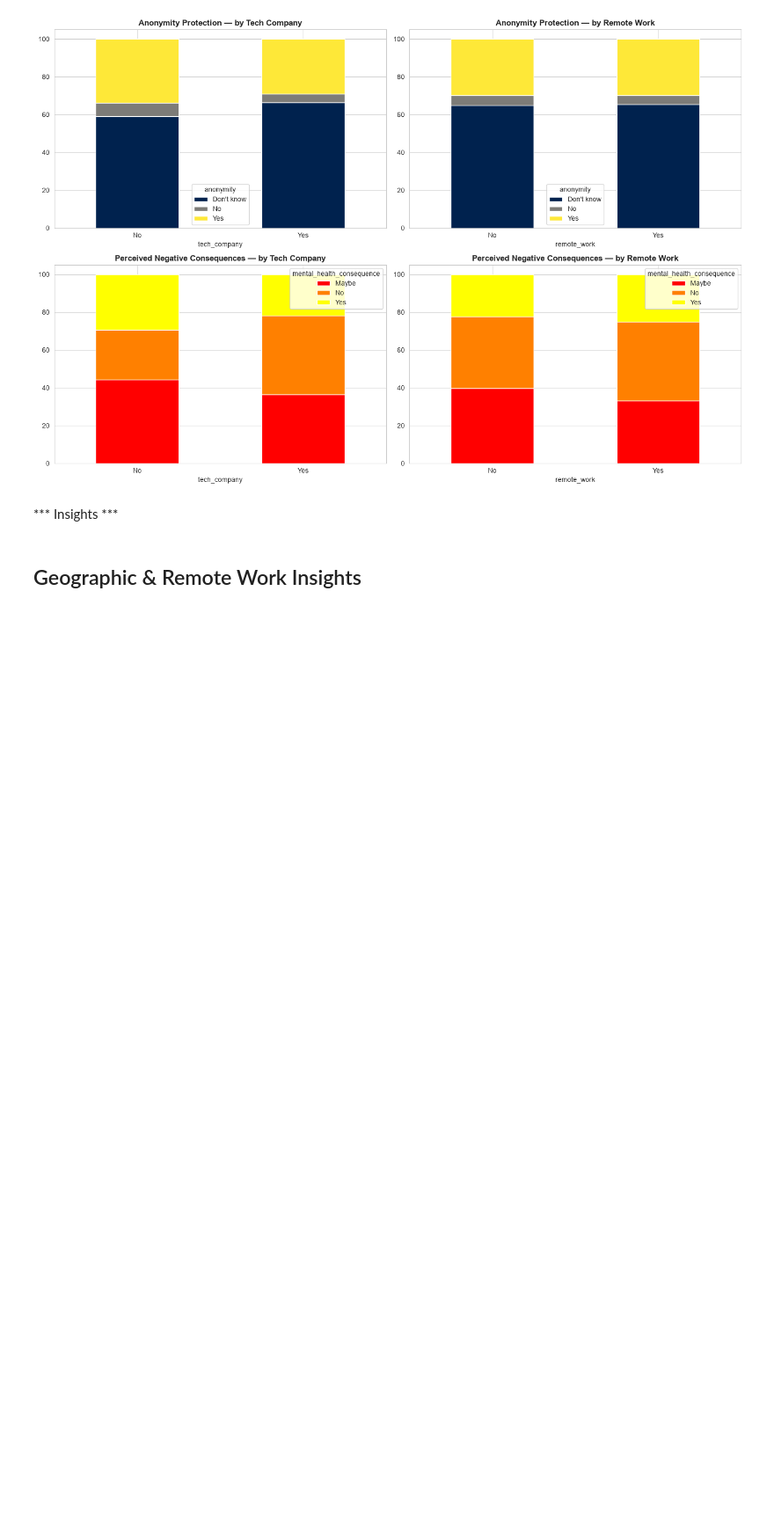
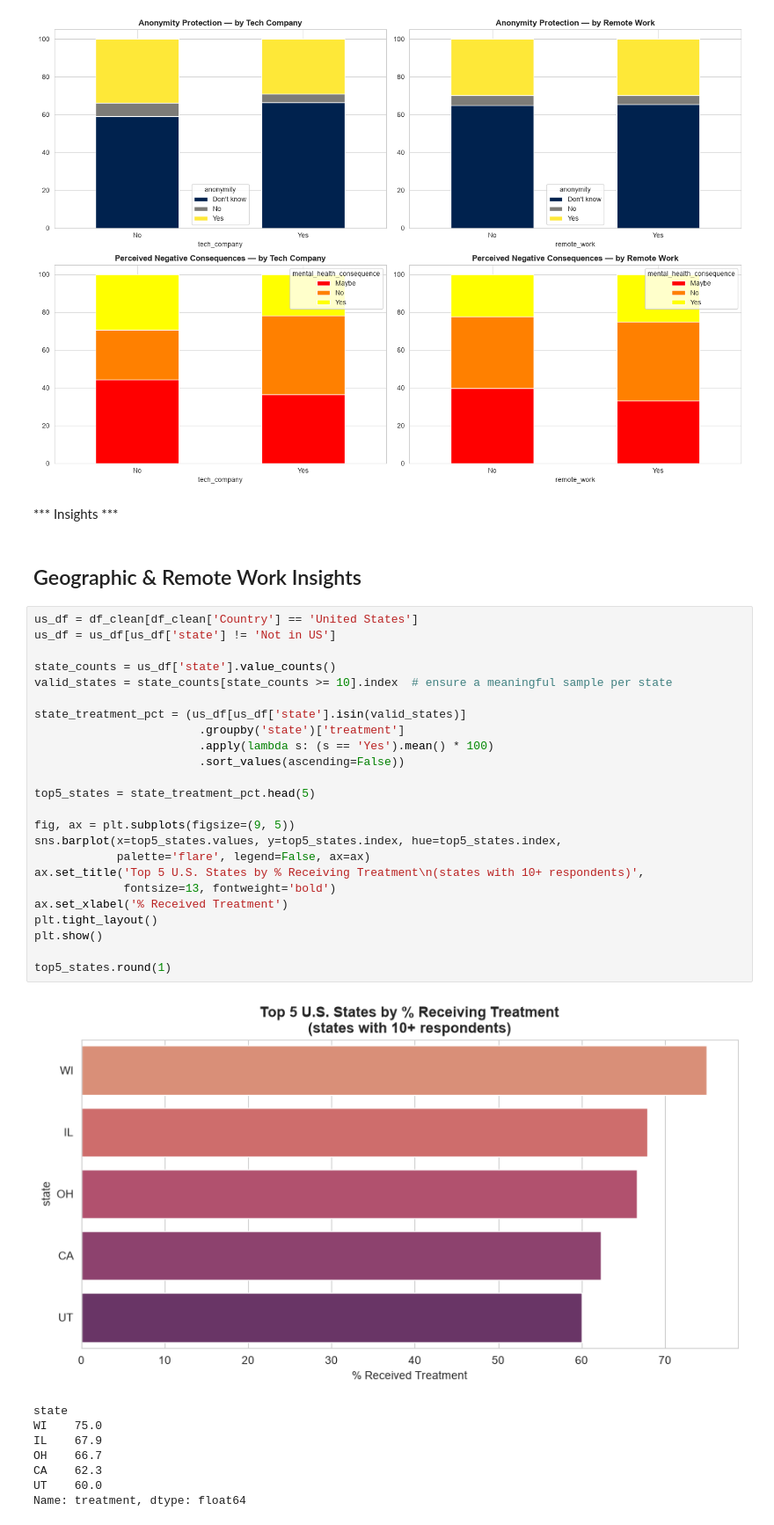
Before and after one commit to Engineer-purvesh18/Mental_Health_Analysis, a Jupyter notebook: analysis.ipynb, the cells around one changed output. Shown at 88% size. Drawn from its saved outputs; the diff is of its cells as text; blank space fills up the shorter version.

```diff
--- a/analysis.ipynb
+++ b/analysis.ipynb
@@ -440,3 +440,36 @@ plt.show()
 *** Insights ***
 # %% [markdown]
 ## Geographic & Remote Work Insights
+# %%
+us_df = df_clean[df_clean['Country'] == 'United States']
+us_df = us_df[us_df['state'] != 'Not in US']
+
+state_counts = us_df['state'].value_counts()
+valid_states = state_counts[state_counts >= 10].index  # ensure a meaningful sample per state
+
+state_treatment_pct = (us_df[us_df['state'].isin(valid_states)]
+                        .groupby('state')['treatment']
+                        .apply(lambda s: (s == 'Yes').mean() * 100)
+                        .sort_values(ascending=False))
+
+top5_states = state_treatment_pct.head(5)
+
+fig, ax = plt.subplots(figsize=(9, 5))
+sns.barplot(x=top5_states.values, y=top5_states.index, hue=top5_states.index,
+            palette='flare', legend=False, ax=ax)
+ax.set_title('Top 5 U.S. States by % Receiving Treatment\n(states with 10+ respondents)',
+             fontsize=13, fontweight='bold')
+ax.set_xlabel('% Received Treatment')
+plt.tight_layout()
+plt.show()
+
+top5_states.round(1)
+# %% [output]
+[figure, added]
+state
+WI    75.0
+IL    67.9
+OH    66.7
+CA    62.3
+UT    60.0
+Name: treatment, dtype: float64
```
Also changed, not shown: parts of 2 cells of this notebook.
